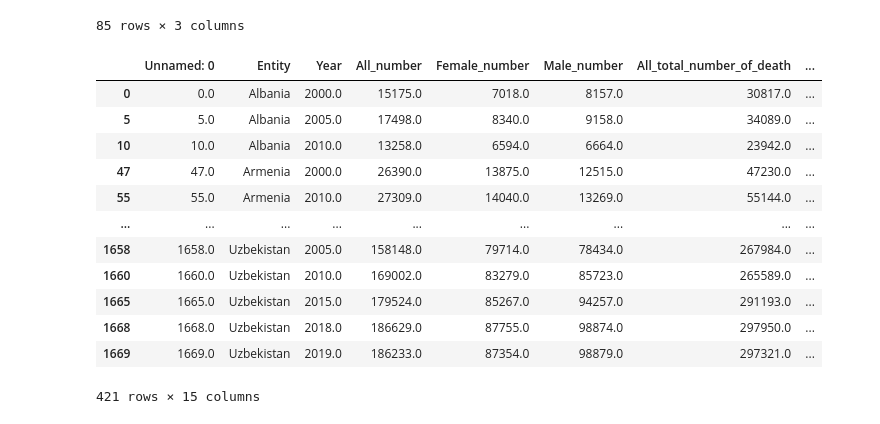
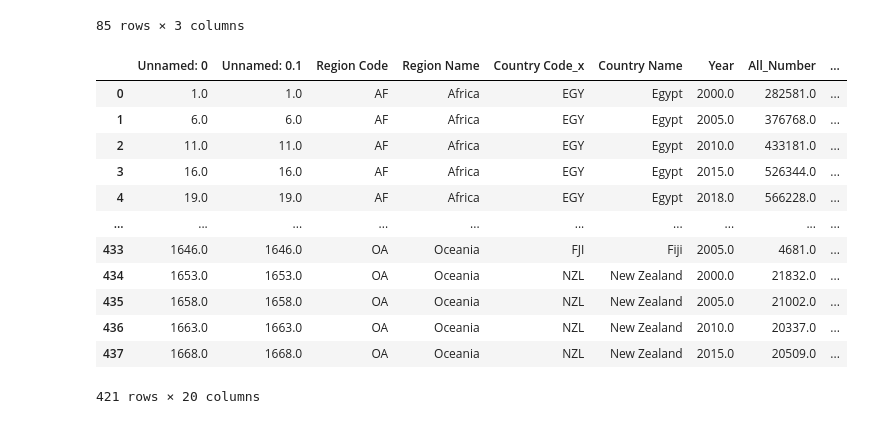
Before and after one commit to WeiJanChang/fctc_eval, a Jupyter notebook: notebook/flowchart.ipynb, the cells around one changed output. Saved outputs shown, nothing was run; the diff lists cells and outputs as text; code cells hidden in the pictures.

Commit message:
keep some col(don't need to drop). use correct name referred from WHO mortality

```diff
--- a/notebook/flowchart.ipynb
+++ b/notebook/flowchart.ipynb
@@ -154,0 +121,7 @@ print(len(who_cvd_df['Entity'].unique()),who_cvd_df.shape)
+# %%
+who_cvd_df= pd.read_excel('/Users/wei/UCD-MPH/MPH-Lecture:Modules/MPH Dissertation/Data/WHO_Cardiovascular_Disease_Mortality_Database.xlsx')
+# “xlrd” supports old-style Excel files (.xls).“openpyxl” supports newer Excel file formats.
+drop_na =['Age Group']
+save_path=('/Users/wei/UCD-MPH/MPH-Lecture:Modules/MPH Dissertation/Data/WHO_Cardiovascular_Disease_Mortality_Database_preprocess.xlsx')
+who_cvd_df_preprocess = preprocess_cvd(who_cvd_df,drop_na= drop_na,save_path=save_path)  # assign a who_cvd_df after preprocess_cvd
+print(len(who_cvd_df_preprocess['Country Name'].unique()),who_cvd_df_preprocess.shape,who_cvd_df_preprocess.columns.tolist())
@@ -269,8 +277,8 @@ def format_date(df: pd.DataFrame,
 df = pd.read_excel('/Users/wei/Python/MPHDissertation/test_file/WHO_FCTC_Parties_date_filter .xlsx')
 rename = {"Ratification, Acceptance(A), Approval(AA), Formal confirmation(c), Accession(a), Succession(d)": 'Ratification'}
 uniform_date = ['Signature', 'Ratification']
-# save_path = '/Users/wei/UCD-MPH/MPH-Lecture:Modules/MPH Dissertation/Data/WHOFCTC_Parties_date_filter.xlsx'
-format_date(df, rename_mapping=rename, uniform_date=uniform_date)
+save_path = '/Users/wei/UCD-MPH/MPH-Lecture:Modules/MPH Dissertation/Data/WHOFCTC_Parties_date_filter.xlsx'
+format_date(df, rename_mapping=rename, uniform_date=uniform_date,save_path=save_path)
 # %% [output]
 |  | Participant | Signature | Ratification |
 | 0 | Albania | 29/06/2004 | 26/04/2006 |
@@ -290,29 +298,29 @@ def ratified_parties(df: pd.DataFrame,
                      drop_na: None,
                      save_path: Optional[Path] = None) -> pd.DataFrame:
     if drop_na is not None:
-        df = df.mask(df['Entity'].isin(['Argentina', 'Cuba', 'Switzerland']), np.nan)
-        df.dropna(subset=['Entity'], inplace=True)
+        df = df.mask(df['Country Name'].isin(['Argentina', 'Cuba', 'Switzerland']), np.nan)
+        df.dropna(subset=['Country Name'], inplace=True)
         df = df.dropna(how='any')
 
     if save_path is not None:
         df.to_excel(save_path)
     return df
 # %%
-df1 = pd.read_excel('/Users/wei/Python/MPHDissertation/test_file/CVD_Tobacco_merged_without_missingdata.xlsx')
+df1 = pd.read_excel('/Users/wei/UCD-MPH/MPH-Lecture:Modules/MPH Dissertation/Data/merge_cvd_tobacco_no_missingdata.xlsx')
 drop_na = True
 save_path = '/Users/wei/Python/MPHDissertation/src/test_ratifies.xlsx'
 ratified_parties(df1, drop_na=drop_na, save_path=save_path)
 # %% [output]
-|  | Unnamed: 0 | Entity | Year | All_number | Female_number | Male_number | All_total_number_of_death | ... |
-| 0 | 0.0 | Albania | 2000.0 | 15175.0 | 7018.0 | 8157.0 | 30817.0 | ... |
-| 5 | 5.0 | Albania | 2005.0 | 17498.0 | 8340.0 | 9158.0 | 34089.0 | ... |
-| 10 | 10.0 | Albania | 2010.0 | 13258.0 | 6594.0 | 6664.0 | 23942.0 | ... |
-| 47 | 47.0 | Armenia | 2000.0 | 26390.0 | 13875.0 | 12515.0 | 47230.0 | ... |
-| 55 | 55.0 | Armenia | 2010.0 | 27309.0 | 14040.0 | 13269.0 | 55144.0 | ... |
-| ... | ... | ... | ... | ... | ... | ... | ... | ... |
-| 1658 | 1658.0 | Uzbekistan | 2005.0 | 158148.0 | 79714.0 | 78434.0 | 267984.0 | ... |
-| 1660 | 1660.0 | Uzbekistan | 2010.0 | 169002.0 | 83279.0 | 85723.0 | 265589.0 | ... |
-| 1665 | 1665.0 | Uzbekistan | 2015.0 | 179524.0 | 85267.0 | 94257.0 | 291193.0 | ... |
-| 1668 | 1668.0 | Uzbekistan | 2018.0 | 186629.0 | 87755.0 | 98874.0 | 297950.0 | ... |
-| 1669 | 1669.0 | Uzbekistan | 2019.0 | 186233.0 | 87354.0 | 98879.0 | 297321.0 | ... |
+|  | Unnamed: 0 | Unnamed: 0.1 | Region Code | Region Name | Country Code_x | Country Name | Year | All_Number | ... |
+| 0 | 1.0 | 1.0 | AF | Africa | EGY | Egypt | 2000.0 | 282581.0 | ... |
+| 1 | 6.0 | 6.0 | AF | Africa | EGY | Egypt | 2005.0 | 376768.0 | ... |
+| 2 | 11.0 | 11.0 | AF | Africa | EGY | Egypt | 2010.0 | 433181.0 | ... |
+| 3 | 16.0 | 16.0 | AF | Africa | EGY | Egypt | 2015.0 | 526344.0 | ... |
+| 4 | 19.0 | 19.0 | AF | Africa | EGY | Egypt | 2018.0 | 566228.0 | ... |
+| ... | ... | ... | ... | ... | ... | ... | ... | ... | ... |
+| 433 | 1646.0 | 1646.0 | OA | Oceania | FJI | Fiji | 2005.0 | 4681.0 | ... |
+| 434 | 1653.0 | 1653.0 | OA | Oceania | NZL | New Zealand | 2000.0 | 21832.0 | ... |
+| 435 | 1658.0 | 1658.0 | OA | Oceania | NZL | New Zealand | 2005.0 | 21002.0 | ... |
+| 436 | 1663.0 | 1663.0 | OA | Oceania | NZL | New Zealand | 2010.0 | 20337.0 | ... |
+| 437 | 1668.0 | 1668.0 | OA | Oceania | NZL | New Zealand | 2015.0 | 20509.0 | ... |
-421 rows × 15 columns
+421 rows × 20 columns
```
Also changed, not shown: parts of 24 cells of this notebook, 1 other file.
